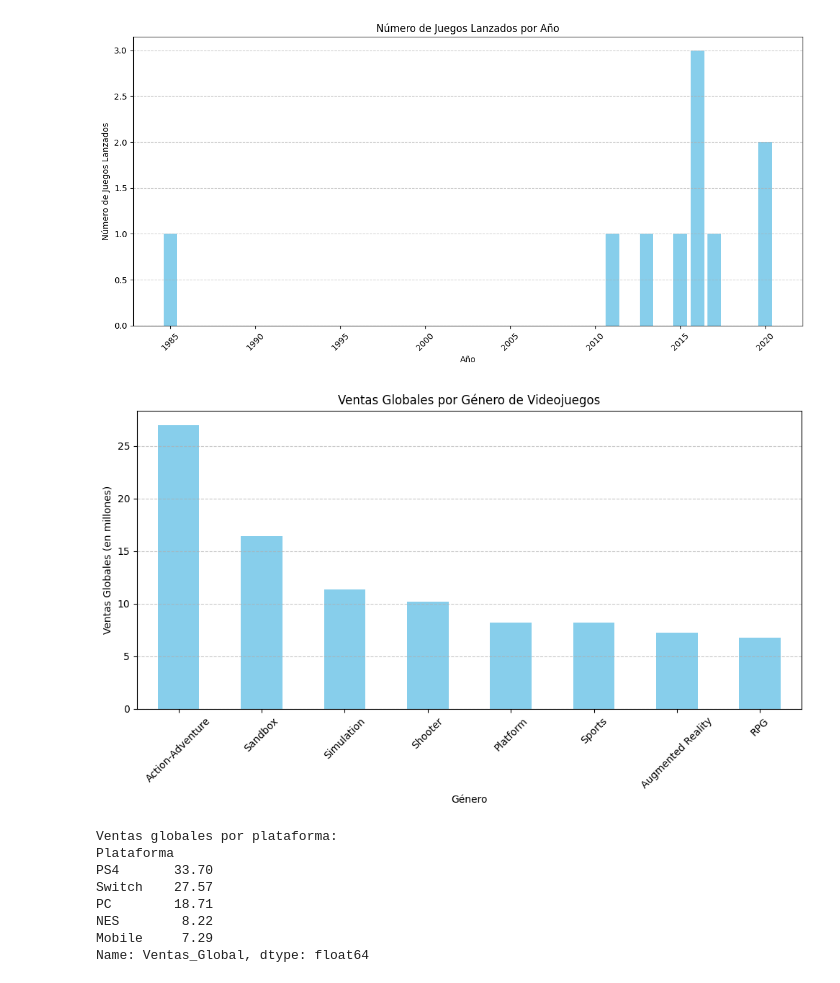
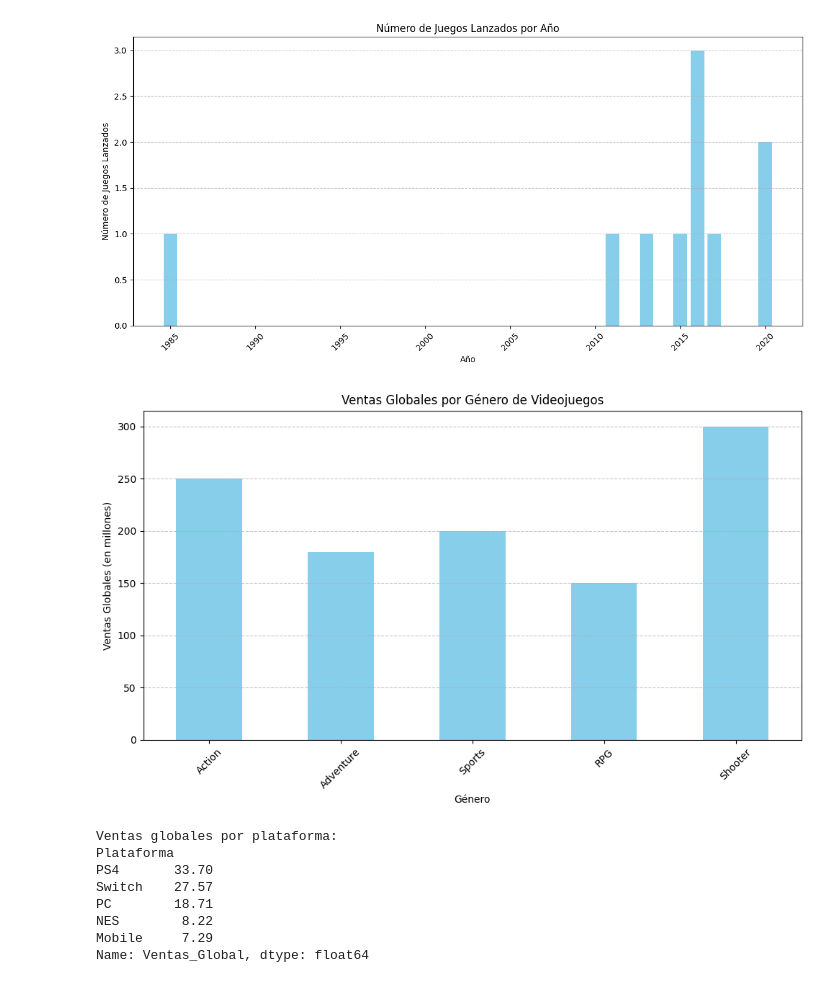
Before and after one commit to dorjecito/ExpertSystem, a Jupyter notebook: Copy_of_Codigo_facilito.ipynb, the cells around one changed output. Drawn from its saved outputs; the diff is of its cells as text; code cells hidden in the pictures.

```diff
--- a/Copy_of_Codigo_facilito.ipynb
+++ b/Copy_of_Codigo_facilito.ipynb
@@ -176,27 +178,36 @@ Año_de_lanzamiento
 2020    2
 Name: count, dtype: int64
 [figure]
-# %%
-# Configurar el tamaño del gráfico
-plt.figure(figsize=(10, 6))
-
-# Crear el gráfico de barras de las ventas globales por género
-ventas_por_genero.plot(kind='bar', color='skyblue')
-
-# Configurar el título y etiquetas de los ejes
-plt.title('Ventas Globales por Género de Videojuegos')
-plt.xlabel('Género')
-plt.ylabel('Ventas Globales (en millones)')
-plt.grid(axis='y', linestyle='--', alpha=0.7)
-
-# Rotar las etiquetas del eje x para mejor visualización
-plt.xticks(rotation=45)
-
-# Mostrar el gráfico
-plt.tight_layout()
-plt.show()
-# %% [output]
-[figure, removed]
+# %%
+import matplotlib.pyplot as plt
+
+# Example data (replace with your actual data retrieval or computation)
+genres = ['Action', 'Adventure', 'Sports', 'RPG', 'Shooter']
+sales = [250, 180, 200, 150, 300]  # Example sales data in millions
+
+# Create a DataFrame or Series from your data (assuming pandas DataFrame)
+ventas_por_genero = pd.Series(sales, index=genres)
+
+# Configure the size of the plot
+plt.figure(figsize=(10, 6))
+
+# Create the bar plot of global sales by genre
+ventas_por_genero.plot(kind='bar', color='skyblue')
+
+# Configure the title and axis labels
+plt.title('Ventas Globales por Género de Videojuegos')
+plt.xlabel('Género')
+plt.ylabel('Ventas Globales (en millones)')
+plt.grid(axis='y', linestyle='--', alpha=0.7)
+
+# Rotate the x-axis labels for better readability
+plt.xticks(rotation=45)
+
+# Display the plot
+plt.tight_layout()
+plt.show()
+# %% [output]
+[figure, added]
 # %%
 # Calcular las ventas globales por plataforma
 ventas_por_plataforma = df.groupby('Plataforma')['Ventas_Global'].sum().sort_values(ascending=False)
```
Also changed, not shown: parts of 1 cell of this notebook.
